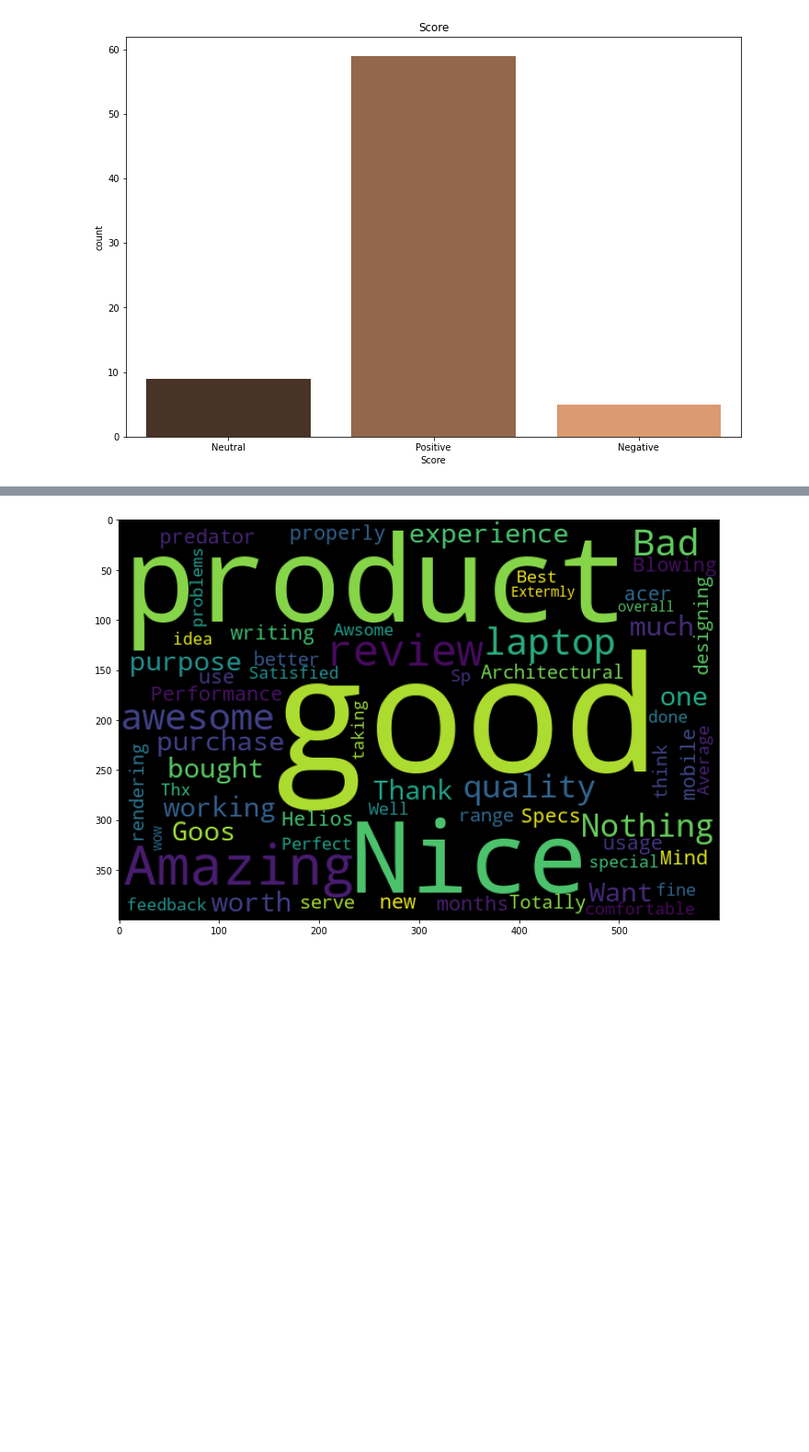
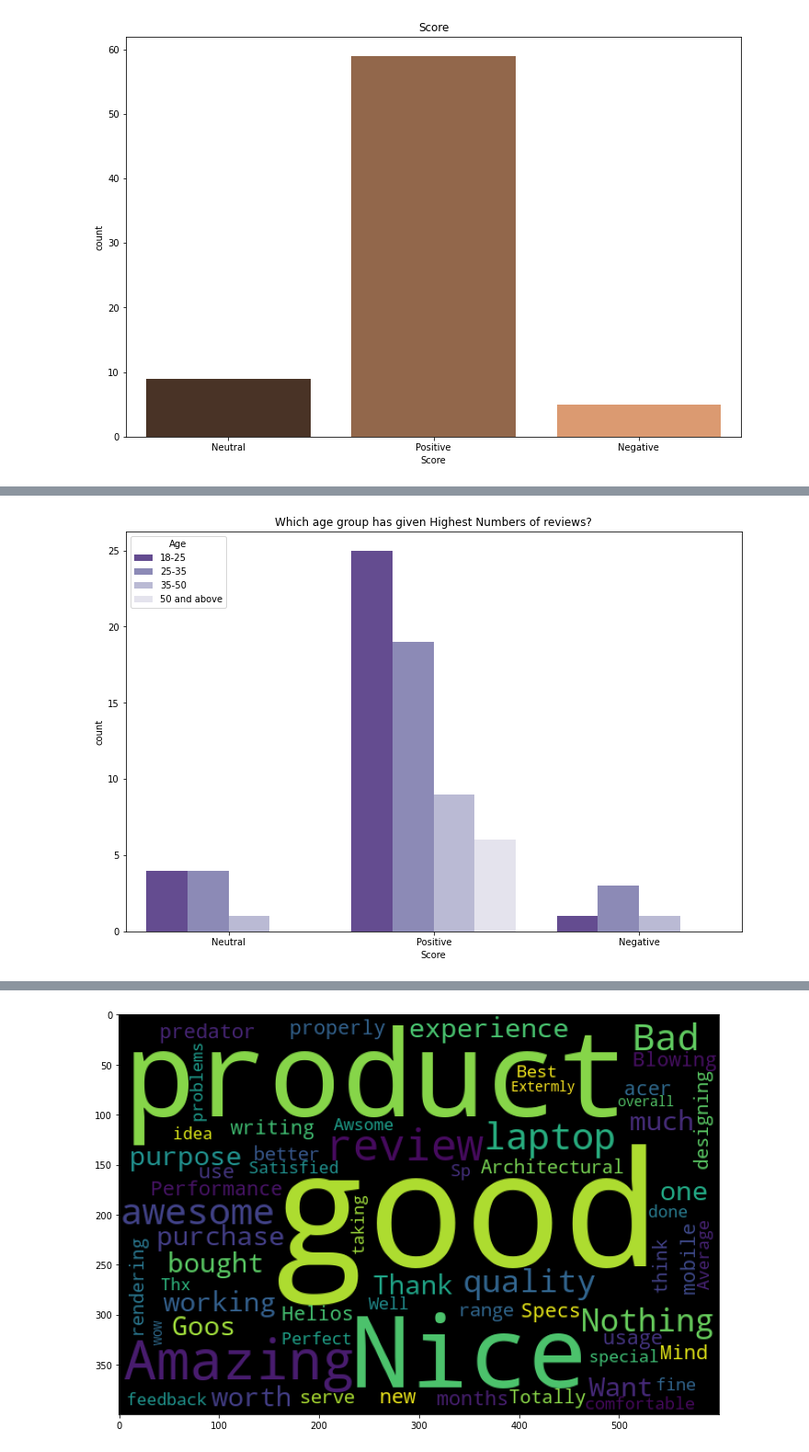
Before and after one commit to Sujatapanchal/MSCproject, a Jupyter notebook: Review_Analysis_NLP.ipynb, the cells around one changed output, grey strips where cells are left out. Shown at 92% size. Cells and saved outputs as stored; diff of their text form; code cells hidden in the pictures; blank space fills up the shorter version.

```diff
--- a/Review_Analysis_NLP.ipynb
+++ b/Review_Analysis_NLP.ipynb
@@ -295,2 +274,8 @@ plt.show()
+# %%
+sns.countplot(x='Score',hue = 'Age',data=df, palette='Purples_r')
+plt.title("Which age group has given Highest Numbers of reviews?")
+plt.show()
+# %% [output]
+[figure, added]
 # %%
 sns.countplot(x='Score', hue='Item',data=df)
```
Also changed, not shown: parts of 8 cells of this notebook.
